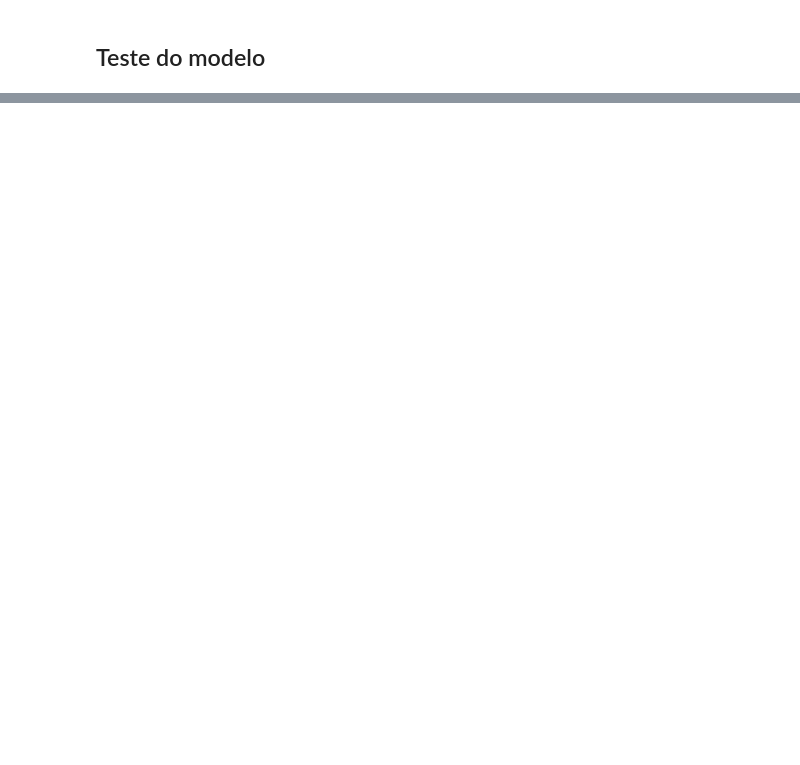
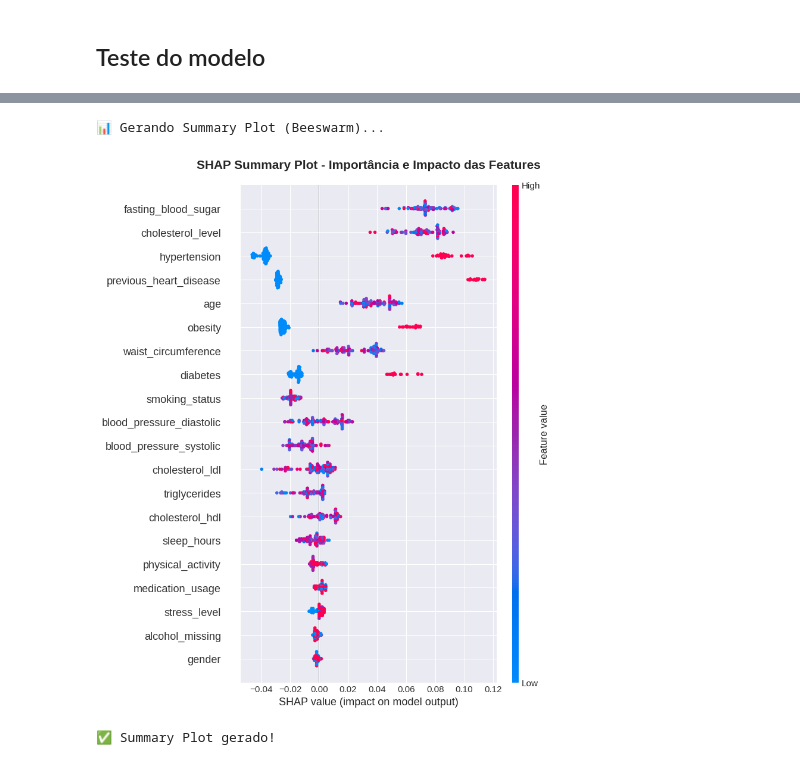
Before and after one commit to marvinmvns/7IADTF1, a Jupyter notebook: ataquecardiaco.ipynb, the cells around one changed output, grey strips where cells are left out. Saved outputs shown, nothing was run; the diff lists cells and outputs as text; code cells hidden in the pictures; blank space fills up the shorter version.

```diff
--- a/ataquecardiaco.ipynb
+++ b/ataquecardiaco.ipynb
@@ -2038,0 +1765,28 @@ Este notebook apresentou uma solução completa de Machine Learning para o desaf
+# %%
+# ==================================================================================
+# GERANDO SUMMARY PLOT (BEESWARM)
+# ==================================================================================
+# Este é o gráfico mais importante da análise SHAP!
+# Ele combina:
+# - Importância de cada variável (ordem no eixo Y)
+# - Impacto na predição (eixo X - positivo aumenta risco, negativo diminui)
+# - Valor da variável (cor - vermelho é alto, azul é baixo)
+#
+# Dica de leitura:
+# Procure por padrões como "pontos vermelhos à direita" ou "pontos azuis à esquerda"
+# Isso indica relações claras: ex: "idade alta aumenta risco" ou "exercício reduz risco"
+# ==================================================================================
+
+print("Gerando Summary Plot (Beeswarm)...")
+
+plt.figure(figsize=(12, 8))
+shap.summary_plot(shap_values_tree_class1, X_test_sample, show=False, max_display=20)
+plt.title('SHAP Summary Plot - Importância e Impacto das Features', fontsize=15, fontweight='bold', pad=20)
+plt.tight_layout()
+plt.show()
+
+print("Summary Plot gerado com sucesso!")
+# %% [output]
+📊 Gerando Summary Plot (Beeswarm)...
+[figure, added]
+✅ Summary Plot gerado!
```
Also changed, not shown: parts of 25 cells of this notebook, 7 other files.
